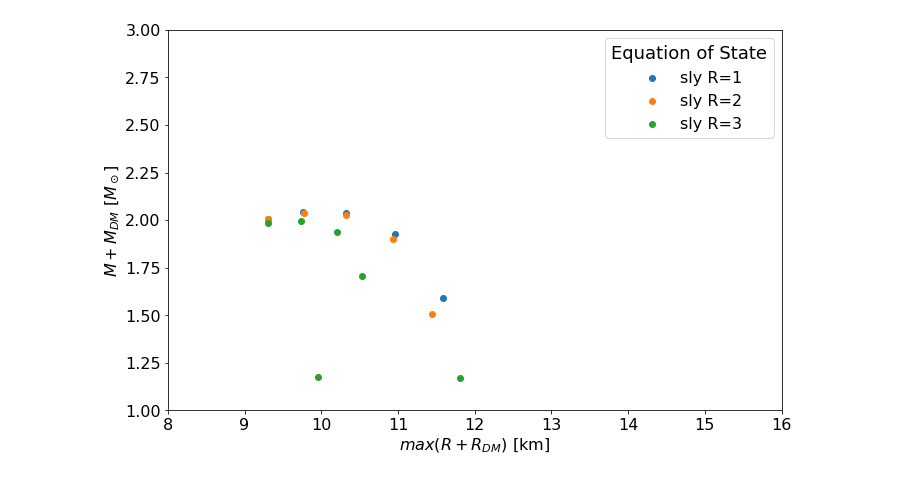
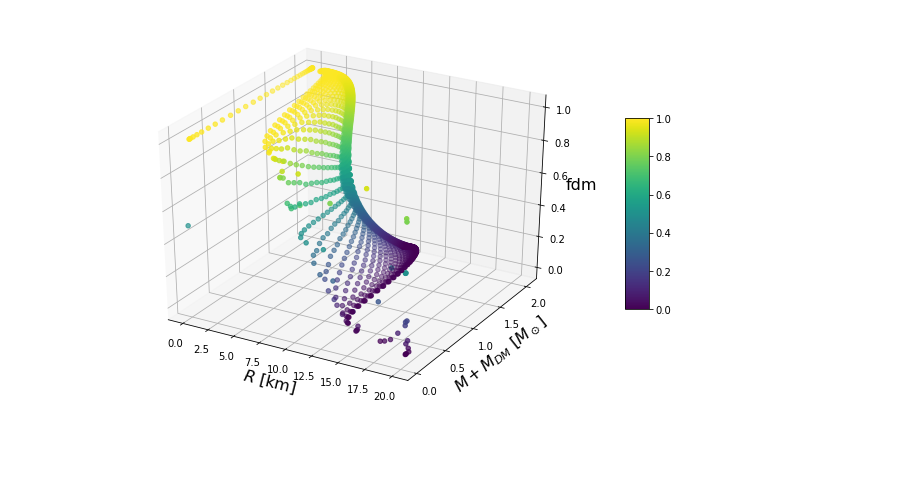
Before and after one commit to kunalkishanmehta/ns-struc-dm, a Jupyter notebook: Two_fluid_code.ipynb, the cells around one changed output. Cells and saved outputs as stored; diff of their text form; code cells hidden in the pictures; blank space fills up the shorter version.

```diff
--- a/Two_fluid_code.ipynb
+++ b/Two_fluid_code.ipynb
@@ -169,3 +279,15 @@ plt.show()
+# %%
+fig = plt.figure(figsize= (11,7))
+ax = plt.axes(projection='3d')
+surf = ax.scatter3D(mrl_data_sly['R'][:], (mrl_data_sly['M'][:]+mrl_data_sly['Mdm'][:]),mrl_data_sly['fdm'][:],c=mrl_data_sly['fdm'], cmap = 'viridis')
+
+ax.set_xlabel(r'$R$ [km]', size = 16) # add plot labels, etc.
+ax.set_ylabel(r'$M+M_{DM}$ [$M_\odot$]', size = 16)
+ax.set_zlabel(r'fdm', size =16)
+fig.colorbar(surf, shrink=0.5, aspect=8)
+plt.show()
+# %% [output]
+[figure, added]
 # %%
 def plots(data,i,n,R,model):
 
@@ -180,10 +302,3 @@ def plots(data,i,n,R,model):
   plt.xticks(fontsize=16)
   plt.yticks(fontsize=16)
   return
-# %%
-plt.figure(figsize= (11,7))
-plots(mrl_data_sly,0,7,1,'sly')
-plots(mrl_data_sly,2,7,2,'sly')
-plots(mrl_data_sly,6,7,3,'sly')
-# %% [output]
-[figure, removed]
```
Also changed, not shown: parts of 176 cells of this notebook.
